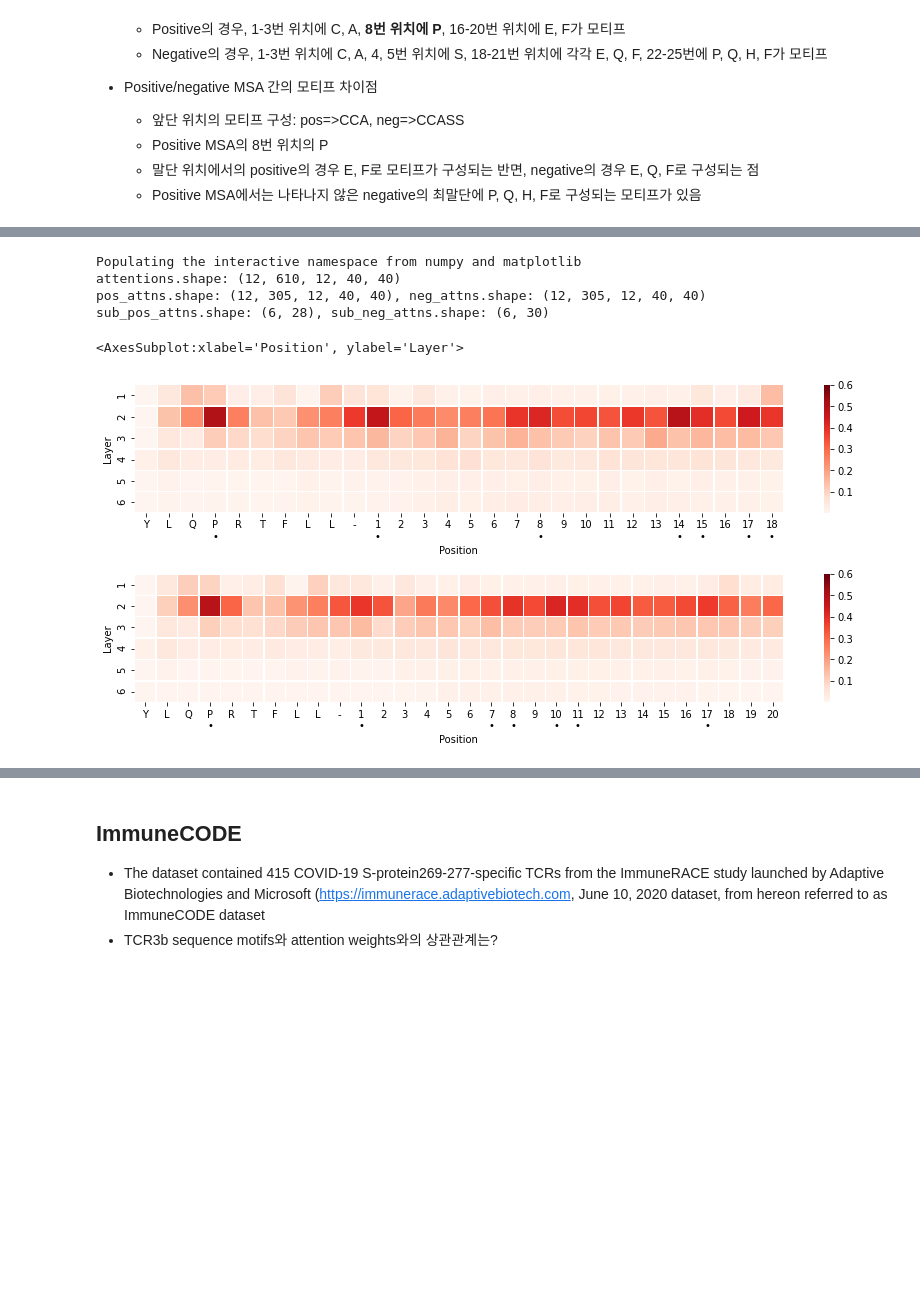
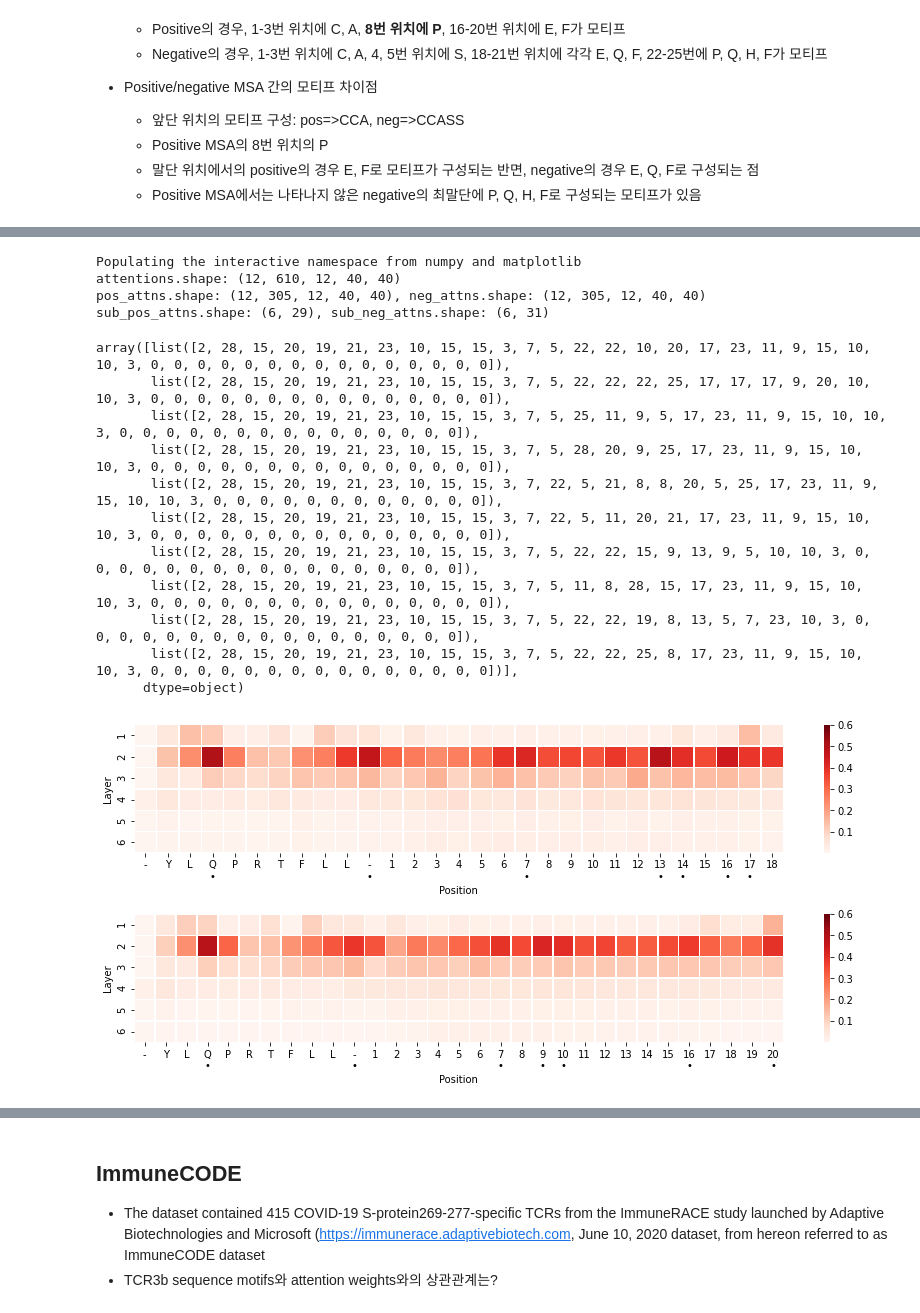
Before and after one commit to luseedbio/TCRBert, a Jupyter notebook: notebook/attention_analysis.ipynb, the cells around one changed output, grey strips where cells are left out. Saved outputs shown, nothing was run; the diff lists cells and outputs as text; code cells hidden in the pictures; blank space fills up the shorter version.

```diff
--- a/notebook/attention_analysis.ipynb
+++ b/notebook/attention_analysis.ipynb
@@ -281,8 +294,8 @@ print('pos_attns.shape: %s, neg_attns.shape: %s' % (str(pos_attns.shape), str(ne
 def show_attentions(attns=None, ax=None, mark_top_rank=None):
     g = sns.heatmap(attns, ax=ax, linewidths=.4, cmap='Reds', vmax=0.6, cbar=True)
     g.set_xlabel('Position')
-    xt_labels = list(epitope) + ['-'] + \
-                list(range(1, attns.shape[1] - len(epitope)))
+    xt_labels = ['-'] + list(epitope) + ['-'] + \
+                list(range(1, attns.shape[1] - len(epitope) - 1))
 
     if mark_top_rank:
         for rank, pos in enumerate(np.argsort(attns.mean(axis=0))[::-1]):
@@ -296,39 +309,52 @@ def show_attentions(attns=None, ax=None, mark_top_rank=None):
 
     return g
 
 
 fig, axes = plt.subplots(nrows=2, ncols=1)
 fig.set_figwidth(12)
 fig.set_figheight(5)
 plt.tight_layout(h_pad=4)
 
-max_pos = len(epitope) + 1 + max(map(lambda x: len(x), pos_cdr3b))
+max_pos = len(epitope) + 2 + max(map(lambda x: len(x), pos_cdr3b))
+
 sub_pos_attns = np.median(pos_attns[-6:, :, :, :max_pos, 0], axis=(1, 2))
 
-max_pos = len(epitope) + 1 + max(map(lambda x: len(x), neg_cdr3b))
-sub_neg_attns = np.median(neg_attns[-6:, :, :, :max_pos, 0], axis=(1, 2))
+max_pos = len(epitope) + 2 + max(map(lambda x: len(x), neg_cdr3b))
+sub_neg_attns = np.median(neg_attns[-6:, :, :, :max_pos,  0], axis=(1, 2))
 
 print('sub_pos_attns.shape: %s, sub_neg_attns.shape: %s' % (str(sub_pos_attns.shape), str(sub_neg_attns.shape)))
 # vmax = np.max([sub_pos_attns.max(), sub_neg_attns.max()])
 # vmin = np.min([sub_pos_attns.min(), sub_neg_attns.min()])
 # print('vmax: %s, vmin: %s' % (vmax, vmin))
 
-show_attentions(sub_pos_attns, ax=axes[0], mark_top_rank=7)
-show_attentions(sub_neg_attns, ax=axes[1], mark_top_rank=7)
+show_attentions(sub_pos_attns, ax=axes[0], mark_top_rank=7, xt_labels)
+show_attentions(sub_neg_attns, ax=axes[1], mark_top_rank=7, xt_labels)
 # top_attention_positions(attns=sub_pos_attns, cutoff=0.1)
 
 # g = sns.heatmap(sub_pos_attns, ax=axes[0], linewidths=.4, cmap='Blues', cbar=False)
 # g.set_xticklabels(range(1, 41))
 # g.set_yticklabels(range(1, 7))
 
 # g = sns.heatmap(sub_neg_attns, ax=axes[1], linewidths=.4, cmap='Blues', cbar=False)
 # g.set_xticklabels(range(1, 41))
 # g.set_yticklabels(range(1, 7))
+
+eval_df[eval_ds.CN_SENTENCE].values[:10]
 # %% [output]
 Populating the interactive namespace from numpy and matplotlib
 attentions.shape: (12, 610, 12, 40, 40)
 pos_attns.shape: (12, 305, 12, 40, 40), neg_attns.shape: (12, 305, 12, 40, 40)
-sub_pos_attns.shape: (6, 28), sub_neg_attns.shape: (6, 30)
+sub_pos_attns.shape: (6, 29), sub_neg_attns.shape: (6, 31)
-<AxesSubplot:xlabel='Position', ylabel='Layer'>
+array([list([2, 28, 15, 20, 19, 21, 23, 10, 15, 15, 3, 7, 5, 22, 22, 10, 20, 17, 23, 11, 9, 15, 10, 10, 3, 0, 0, 0, 0, 0, 0, 0, 0, 0, 0, 0, 0, 0, 0, 0]),
+       list([2, 28, 15, 20, 19, 21, 23, 10, 15, 15, 3, 7, 5, 22, 22, 22, 25, 17, 17, 17, 9, 20, 10, 10, 3, 0, 0, 0, 0, 0, 0, 0, 0, 0, 0, 0, 0, 0, 0, 0]),
+       list([2, 28, 15, 20, 19, 21, 23, 10, 15, 15, 3, 7, 5, 25, 11, 9, 5, 17, 23, 11, 9, 15, 10, 10, 3, 0, 0, 0, 0, 0, 0, 0, 0, 0, 0, 0, 0, 0, 0, 0]),
+       list([2, 28, 15, 20, 19, 21, 23, 10, 15, 15, 3, 7, 5, 28, 20, 9, 25, 17, 23, 11, 9, 15, 10, 10, 3, 0, 0, 0, 0, 0, 0, 0, 0, 0, 0, 0, 0, 0, 0, 0]),
+       list([2, 28, 15, 20, 19, 21, 23, 10, 15, 15, 3, 7, 22, 5, 21, 8, 8, 20, 5, 25, 17, 23, 11, 9, 15, 10, 10, 3, 0, 0, 0, 0, 0, 0, 0, 0, 0, 0, 0, 0]),
+       list([2, 28, 15, 20, 19, 21, 23, 10, 15, 15, 3, 7, 22, 5, 11, 20, 21, 17, 23, 11, 9, 15, 10, 10, 3, 0, 0, 0, 0, 0, 0, 0, 0, 0, 0, 0, 0, 0, 0, 0]),
+       list([2, 28, 15, 20, 19, 21, 23, 10, 15, 15, 3, 7, 5, 22, 22, 15, 9, 13, 9, 5, 10, 10, 3, 0, 0, 0, 0, 0, 0, 0, 0, 0, 0, 0, 0, 0, 0, 0, 0, 0]),
+       list([2, 28, 15, 20, 19, 21, 23, 10, 15, 15, 3, 7, 5, 11, 8, 28, 15, 17, 23, 11, 9, 15, 10, 10, 3, 0, 0, 0, 0, 0, 0, 0, 0, 0, 0, 0, 0, 0, 0, 0]),
+       list([2, 28, 15, 20, 19, 21, 23, 10, 15, 15, 3, 7, 5, 22, 22, 19, 8, 13, 5, 7, 23, 10, 3, 0, 0, 0, 0, 0, 0, 0, 0, 0, 0, 0, 0, 0, 0, 0, 0, 0]),
+       list([2, 28, 15, 20, 19, 21, 23, 10, 15, 15, 3, 7, 5, 22, 22, 25, 8, 17, 23, 11, 9, 15, 10, 10, 3, 0, 0, 0, 0, 0, 0, 0, 0, 0, 0, 0, 0, 0, 0, 0])],
+      dtype=object)
-[figure, old version]
+[figure, new version]
 # %% [markdown]
```
Also changed, not shown: parts of 5 cells of this notebook.
